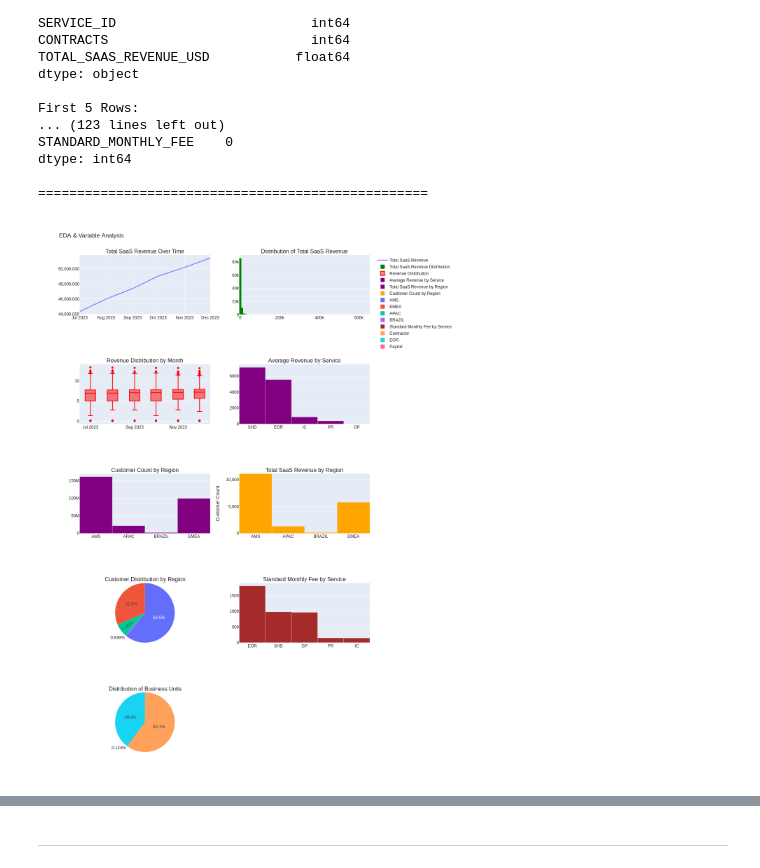
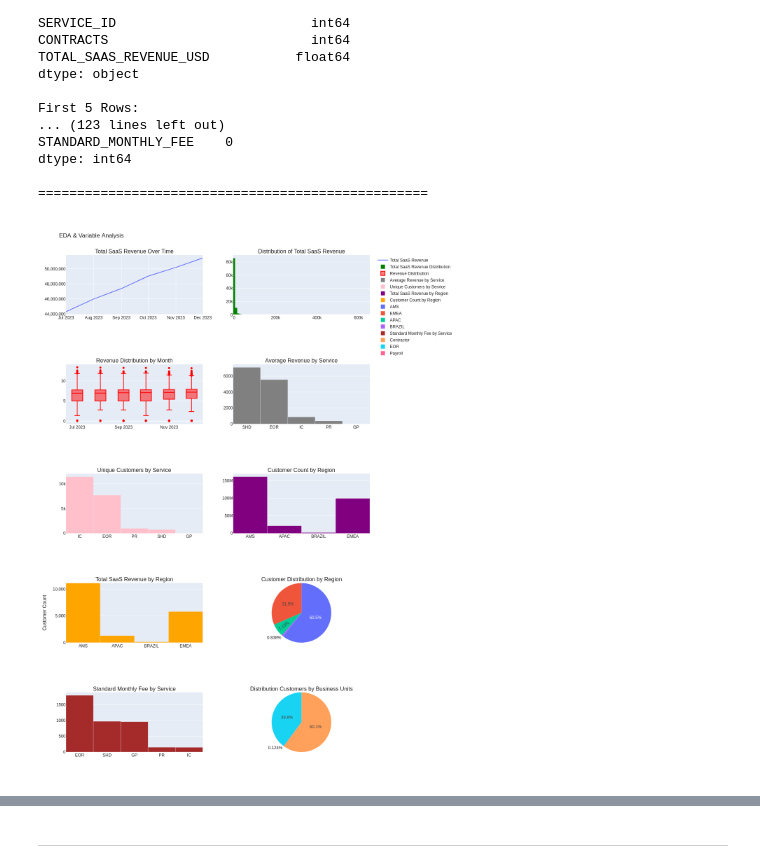
Before and after one commit to Laurenyoshizuka/sample_churn_retention_analysis, a Jupyter notebook: sample_churn_retention_analysis.ipynb, the cells around one changed output, grey strips where cells are left out. Cells and saved outputs as stored; diff of their text form; code cells hidden in the pictures.

```diff
--- a/sample_churn_retention_analysis.ipynb
+++ b/sample_churn_retention_analysis.ipynb
@@ -112,28 +112,31 @@ def visualize_dataframes(df1, df2, df3, name1='Customer Revenue Monthly', name2=
             'Distribution of Total SaaS Revenue',
             'Revenue Distribution by Month',
             'Average Revenue by Service',
+            'Unique Customers by Service',
             'Customer Count by Region',
             'Total SaaS Revenue by Region',
             'Customer Distribution by Region',
             'Standard Monthly Fee by Service',
-            'Distribution of Business Units'
+            'Distribution Customers by Business Units'
         ],
         specs=[[{"type": "xy"}, {"type": "xy"}],
                [{"type": "xy"}, {"type": "xy"}],
                [{"type": "xy"}, {"type": "xy"}],
-               [{"type": "domain"}, {"type": "xy"}],
-               [{"type": "domain"},{"type": "xy"}]]
+               [{"type": "xy"}, {"type": "domain"}],
+               [{"type": "xy"}, {"type": "domain"}]]
     )
 
     if name1 == 'Customer Revenue Monthly':
+        # SaaS Revenue Over Time & Distrib
         df_agg = df1.groupby('MONTH').agg({'TOTAL_SAAS_REVENUE_USD': 'sum'}).reset_index()
         trace1 = go.Scatter(x=df_agg['MONTH'], y=df_agg['TOTAL_SAAS_REVENUE_USD'], mode='lines', name='Total SaaS Revenue')
-
         trace2 = go.Histogram(x=df1['TOTAL_SAAS_REVENUE_USD'], nbinsx=100, marker_color='green', name='Total SaaS Revenue Distribution')
 
+        # Revenue Distribution by Month
         df1['LOG_TOTAL_SAAS_REVENUE_USD'] = np.log1p(df1['TOTAL_SAAS_REVENUE_USD'].replace(0, 0.1))
         trace3 = go.Box(x=df1['MONTH'], y=df1['LOG_TOTAL_SAAS_REVENUE_USD'], marker_color='red', name='Revenue Distribution')
 
+        # Revenue by Service
         df_revenue_service = df1.merge(dim_serv, left_on='SERVICE_ID', right_on='ID', how='left')
         df_revenue_service = df_revenue_service.sort_values(by='TOTAL_SAAS_REVENUE_USD', ascending=False)
         df_revenue_service_grouped = df_revenue_service.groupby('NAME').agg({'TOTAL_SAAS_REVENUE_USD': 'mean'}).reset_index()
@@ -141,76 +144,88 @@ def visualize_dataframes(df1, df2, df3, name1='Customer Revenue Monthly', name2=
         trace4 = go.Bar(
             x=df_revenue_service_grouped['NAME'],
             y=df_revenue_service_grouped['TOTAL_SAAS_REVENUE_USD'],
-            marker_color='purple',
+            marker_color='gray',
             name='Average Revenue by Service'
         )
 
-        fig.add_trace(trace1, row=1, col=1)  # Scatter plot
+        # Customer Count by Service
+        df_customers_per_service = df_revenue_service.groupby('NAME')['CUSTOMER_ID'].nunique().reset_index()
+        df_customers_per_service.rename(columns={'CUSTOMER_ID': 'UNIQUE_CUSTOMERS_COUNT'}, inplace=True)
+        df_sorted = df_customers_per_service.sort_values(by='UNIQUE_CUSTOMERS_COUNT', ascending=False)
+        trace5 = go.Bar(
+            x=df_sorted['NAME'],
+            y=df_sorted['UNIQUE_CUSTOMERS_COUNT'],
+            marker_color='pink',
+            name='Unique Customers by Service'
+        )
+
+        fig.add_trace(trace1, row=1, col=1)  # Lnie plot
         fig.add_trace(trace2, row=1, col=2)  # Histogram
-        fig.add_trace(trace3, row=2, col=1)  # Box plot
+        fig.add_trace(trace3, row=2, col=1)  # Bar plot
         fig.add_trace(trace4, row=2, col=2)  # Bar plot
+        fig.add_trace(trace5, row=3, col=1)  # Bar plot
 
     if name2 == 'Customer Dimension':
         # Total SaaS Revenue by Region
         regional_sales = pd.merge(df1, df2, on='CUSTOMER_ID', how='left')
         revenue_by_region = regional_sales.groupby('REGION')['TOTAL_SAAS_REVENUE_USD'].sum().reset_index()
 
-        trace5 = go.Bar(x=revenue_by_region['REGION'], y=revenue_by_region['TOTAL_SAAS_REVENUE_USD'], marker_color='purple', name='Total SaaS Revenue by Region')
+        trace6 = go.Bar(x=revenue_by_region['REGION'], y=revenue_by_region['TOTAL_SAAS_REVENUE_USD'], marker_color='purple', name='Total SaaS Revenue by Region')
 
         # Customer Count by Region
         region_counts = df2.groupby('REGION')['CUSTOMER_ID'].nunique().reset_index()
         region_counts.columns = ['REGION', 'count']
         region_counts['count'] = pd.to_numeric(region_counts['count'], errors='coerce')
-        trace6 = go.Bar(x=region_counts['REGION'], y=region_counts['count'], marker_color='orange', name='Customer Count by Region')
+        trace7 = go.Bar(x=region_counts['REGION'], y=region_counts['count'], marker_color='orange', name='Customer Count by Region')
         fig.update_yaxes(
             title_text='Customer Count',
             range=[0, region_counts['count'].max()],
             tickformat=',d',
-            row=3, col=2
+            row=4, col=1
         )
 
         # Customer Distribution by Region
-        trace7 = go.Pie(labels=df2['REGION'].value_counts().index, values=df2['REGION'].value_counts().values, name='Customer Distribution by Region')
+        trace8 = go.Pie(labels=df2['REGION'].value_counts().index, values=df2['REGION'].value_counts().values, name='Customer Distribution by Region')
 
-        fig.add_trace(trace5, row=3, col=1)  # Bar plot
         fig.add_trace(trace6, row=3, col=2)  # Bar plot
-        fig.add_trace(trace7, row=4, col=1)  # Pie chart
+        fig.add_trace(trace7, row=4, col=1)  # Bar plot
+        fig.add_trace(trace8, row=4, col=2)  # Pie chart
 
     if name3 == 'Service Dimension':
         # Standard Monthly Fee by Service
         df_sorted = df3.sort_values(by='STANDARD_MONTHLY_FEE', ascending=False)
-        trace8 = go.Bar(x=df_sorted['NAME'], y=df_sorted['STANDARD_MONTHLY_FEE'], marker_color='brown', name='Standard Monthly Fee by Service')
+        trace9 = go.Bar(x=df_sorted['NAME'], y=df_sorted['STANDARD_MONTHLY_FEE'], marker_color='brown', name='Standard Monthly Fee by Service')
 
         # Customer Distribution by Business Unit
         business_unit_counts = df_revenue_service.groupby('BUSINESS_UNIT')['CUSTOMER_ID'].nunique().reset_index()
         business_unit_counts.columns = ['BUSINESS_UNIT', 'count']
-        trace9 = go.Pie(labels=business_unit_counts['BUSINESS_UNIT'], values=business_unit_counts['count'], name='Distribution Customers by Business Units')
+        trace10 = go.Pie(labels=business_unit_counts['BUSINESS_UNIT'], values=business_unit_counts['count'], name='Distribution Customers by Business Units')
 
-        fig.add_trace(trace8, row=4, col=2)  # Bar plot
-        fig.add_trace(trace9, row=5, col=1)  # Pie chart
+        fig.add_trace(trace9, row=5, col=1)  # Bar plot
+        fig.add_trace(trace10, row=5, col=2)  # Pie chart
 
     fig.update_layout(
         title_text="EDA & Variable Analysis",
         height=1600,
         width=1200,
         font=dict(
             family="Helvetica",
             size=12,
             color="#1b1b1b"
         ),
         showlegend=True,
         yaxis=dict(tickformat=',d')
     )
 
     fig.write_image("eda.png")
     display(Image(filename="eda.png"))
 
 visualize_dataframes(cust_rev_mon, dim_cust, dim_serv,
                      name1='Customer Revenue Monthly',
                      name2='Customer Dimension',
                      name3='Service Dimension')
 # %% [output]
-[figure, old version]
+[figure, new version]
 # %%
 region_counts = dim_cust.groupby('REGION')['CUSTOMER_ID'].nunique().reset_index()
 region_counts.columns = ['REGION', 'count']
```
Also changed, not shown: parts of 1 cell of this notebook.
